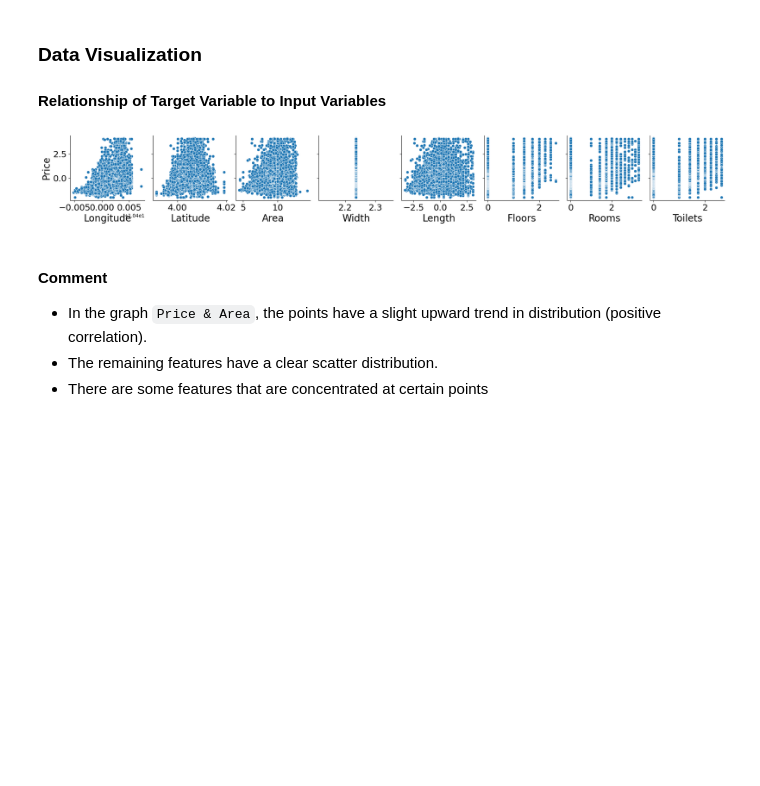
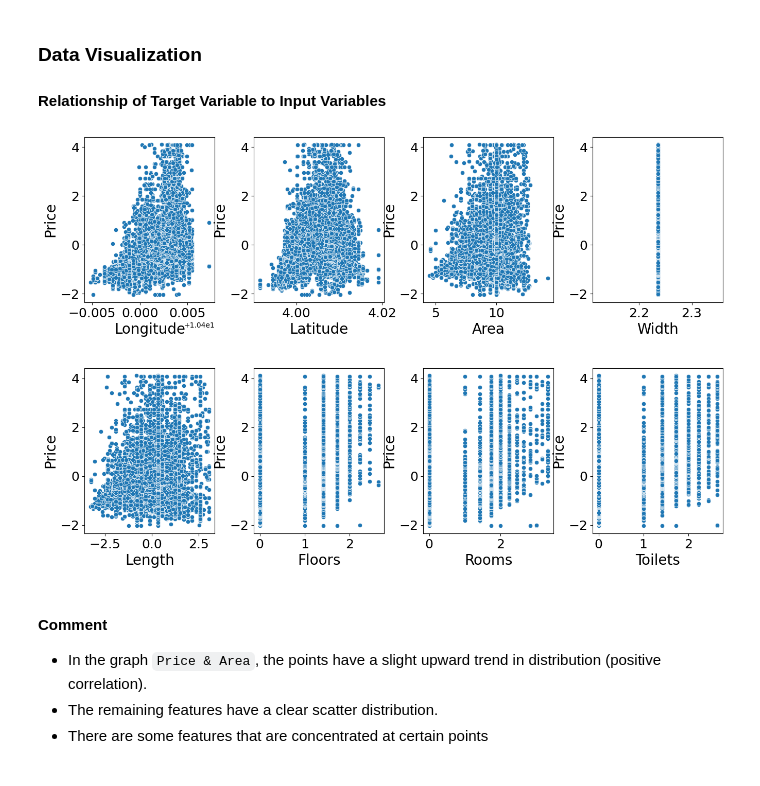
Before and after one commit to LuniuLun/RealEstate, a Jupyter notebook: MachineLearning/RealEstateValuation/FeatureSelection.ipynb, the cells around one changed output. Drawn from its saved outputs; the diff is of its cells as text; code cells hidden in the pictures; blank space fills up the shorter version.

```diff
--- a/MachineLearning/RealEstateValuation/FeatureSelection.ipynb
+++ b/MachineLearning/RealEstateValuation/FeatureSelection.ipynb
@@ -36,17 +38,20 @@ y = df["Price"]
 # %%
 features = ["Longitude", "Latitude", "Area", "Width", "Length", "Floors", "Rooms", "Toilets"]
 
-pairplt_trans = sns.pairplot(df, x_vars=features, y_vars=["Price"])
+fig, axes = plt.subplots(2, 4, figsize=(16, 10))
+axes = axes.flatten()
 
-for ax in pairplt_trans.axes.flat:
-    ax.set_xlabel(ax.get_xlabel(), fontsize=20)
-    ax.set_ylabel(ax.get_ylabel(), fontsize=20)
-    ax.tick_params(axis="x", labelsize=18)
-    ax.tick_params(axis="y", labelsize=18)
+for i, feature in enumerate(features):
+    sns.scatterplot(x=df[feature], y=df["Price"], ax=axes[i])
+    axes[i].set_xlabel(feature, fontsize=20)
+    axes[i].set_ylabel("Price", fontsize=20)
+    axes[i].tick_params(axis="x", labelsize=18)
+    axes[i].tick_params(axis="y", labelsize=18)
 
+plt.subplots_adjust(hspace=0.4, wspace=0.3)
 plt.show()
 # %% [output]
-[figure, old version]
+[figure, new version]
 # %% [markdown]
 #### Comment
  - In the graph `Price & Area`, the points have a slight upward trend in distribution (positive correlation).
```
Also changed, not shown: parts of 5 cells of this notebook, 3 other files.
